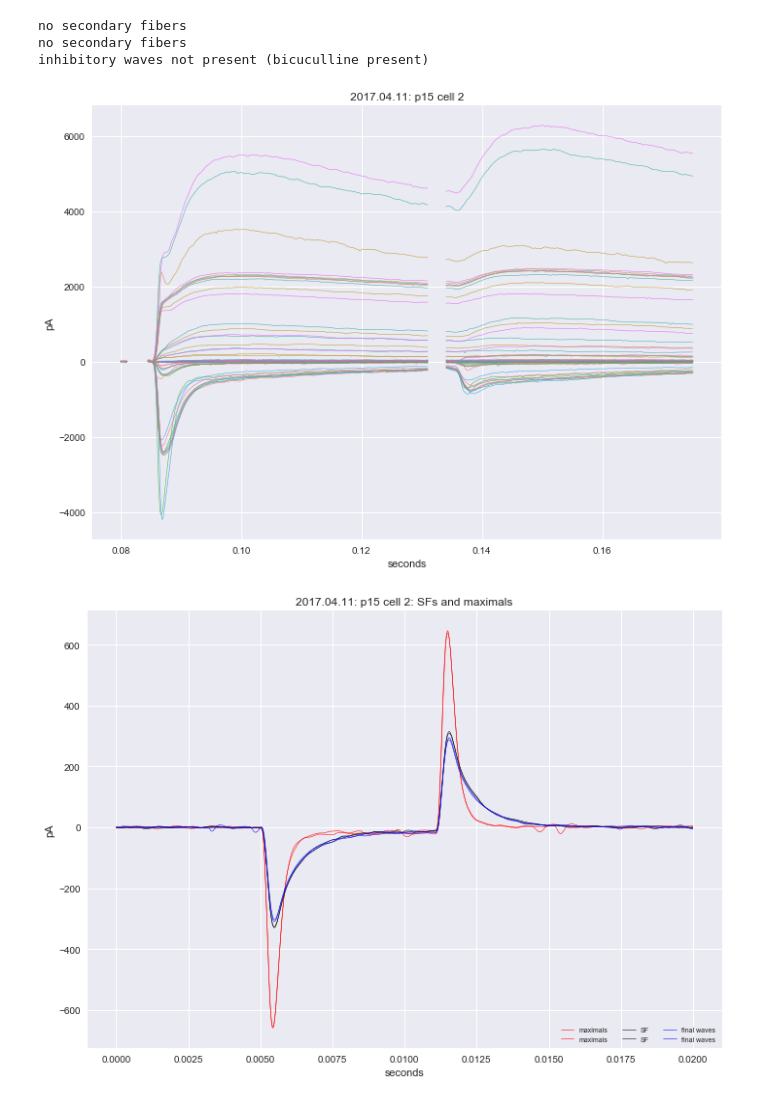
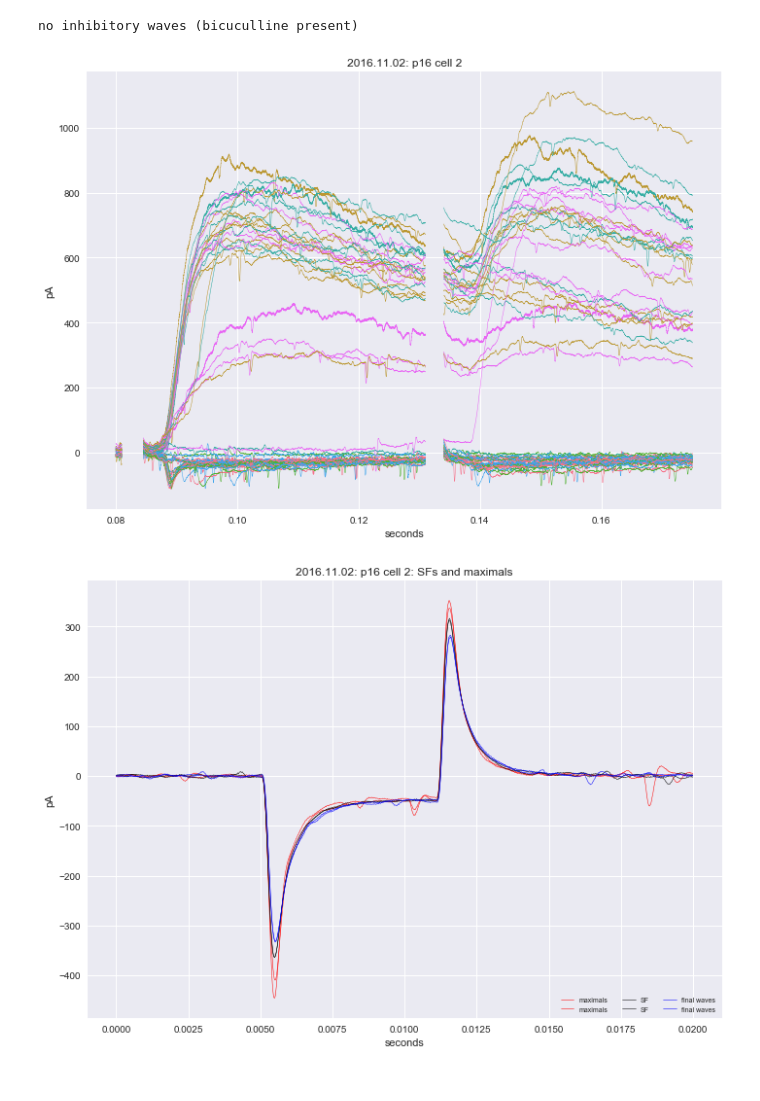
Before and after one commit to yuwie10/ephysAnalysis, a Jupyter notebook: plot_cells_template.ipynb, the cells around one changed output. Drawn from its saved outputs; the diff is of its cells as text; code cells hidden in the pictures.

```diff
--- a/plot_cells_template.ipynb
+++ b/plot_cells_template.ipynb
@@ -83,17 +99,16 @@ no secondary fibers
 # %%
 #cell information
-date = '2017.04.11'
+date = '2016.11.02'
 cell_num = 2
-age = 'p15'
+age = 'p16'
+mouse = 2
 
 #files
 file = '/Volumes/lab_data_2/{}.csv'.format(date)
-excel = '/Volumes/lab_data_2/{}_Cell{}_mouse1.xlsx'.format(date, cell_num)
+excel = '/Volumes/lab_data_2/{}_Cell{}_mouse{}.xlsx'.format(date, cell_num, mouse)
 
 plot_full_experiment(file, excel, date, age, cell_num)
 # %% [output]
-no secondary fibers
-no secondary fibers
-inhibitory waves not present (bicuculline present)
+no inhibitory waves (bicuculline present)
-[figure, old version]
+[figure, new version]
-[figure, old version]
+[figure, new version]
```
Also changed, not shown: parts of 7 cells of this notebook, 5 other files.
